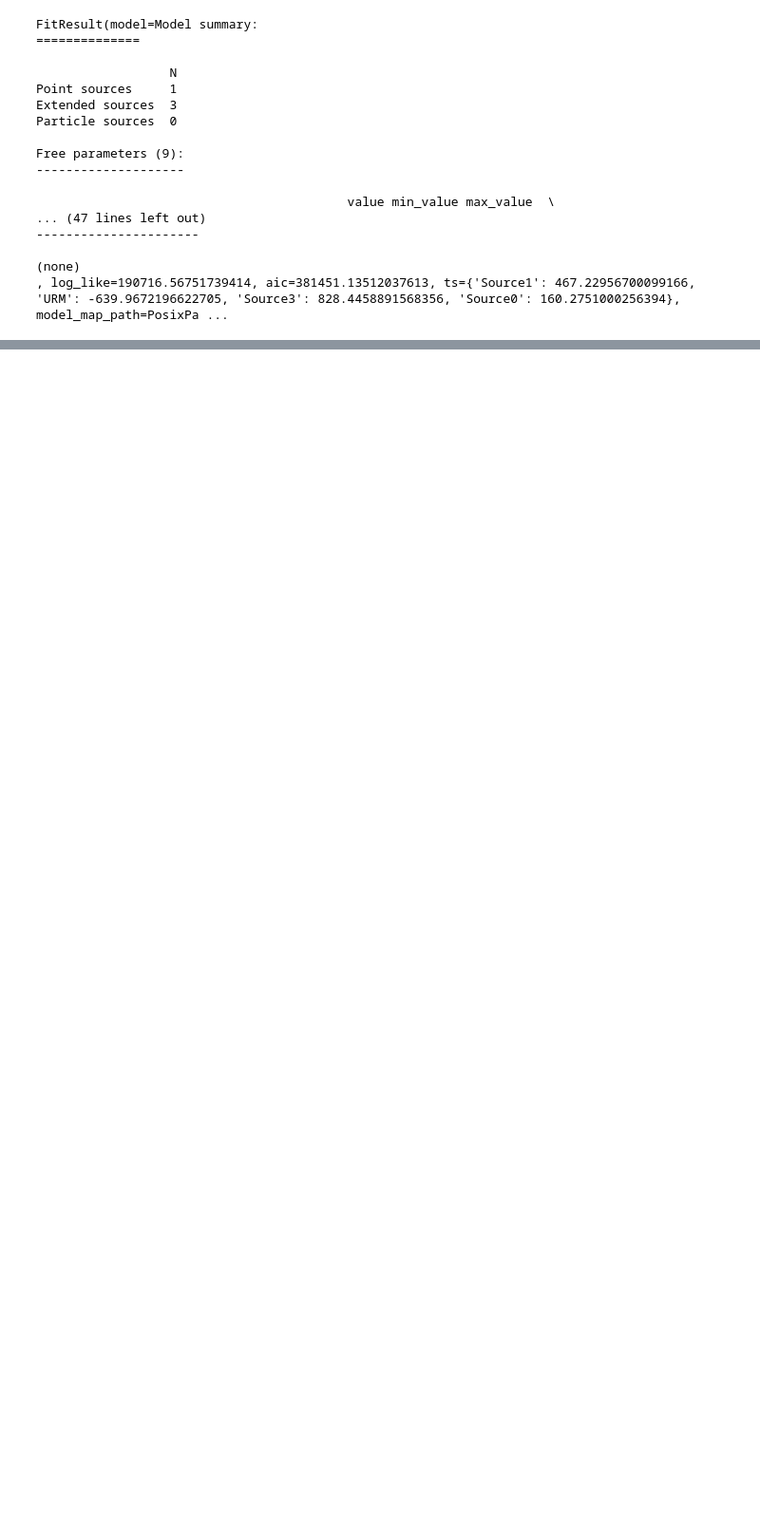
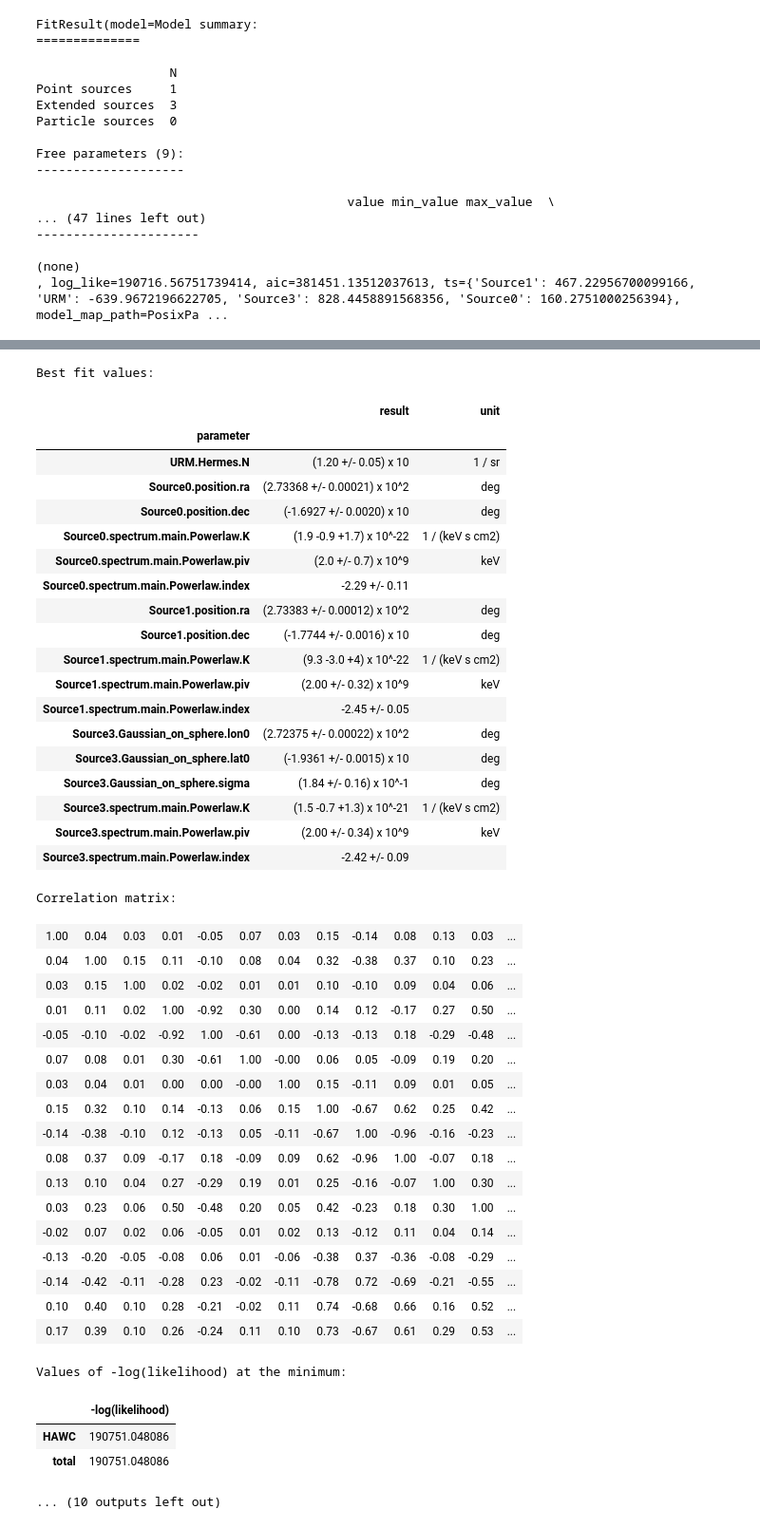
Before and after one commit to rishibbdb/HAWC-ImageProcessing-Analysis-Workflow, a Jupyter notebook: hawc_analysis/remake.ipynb, the cells around one changed output, grey strips where cells are left out. Shown at 95% size. Saved outputs shown, nothing was run; the diff lists cells and outputs as text; code cells hidden in the pictures; blank space fills up the shorter version.

```diff
--- a/hawc_analysis/remake.ipynb
+++ b/hawc_analysis/remake.ipynb
@@ -650,5 +747,9 @@ importlib.reload(model_generator)
 logger.info('Starting extension fit')
 
 
-if config.get('fitting.run_spectrum_test', True):
-    result_ext = source_fitter.run_spectrum_test(result_ext, config, logger, directory_manager)
+# if config.get('fitting.run_spectrum_test', True):
+#     result_ext = source_fitter.run_spectrum_test(result_ext, config, logger, directory_manager)
+
+if config.get('fitting.run_final_refit', True):
+    result = source_fitter.run_final_refit(result, config, logger, directory_manager)
+# %% [output]
@@ -654,0 +791,43 @@ if config.get('fitting.run_spectrum_test', True):
+Best fit values:
+|  | result | unit |
+| parameter |  |  |
+| URM.Hermes.N | (1.20 +/- 0.05) x 10 | 1 / sr |
+| Source0.position.ra | (2.73368 +/- 0.00021) x 10^2 | deg |
+| Source0.position.dec | (-1.6927 +/- 0.0020) x 10 | deg |
+| Source0.spectrum.main.Powerlaw.K | (1.9 -0.9 +1.7) x 10^-22 | 1 / (keV s cm2) |
+| Source0.spectrum.main.Powerlaw.piv | (2.0 +/- 0.7) x 10^9 | keV |
+| Source0.spectrum.main.Powerlaw.index | -2.29 +/- 0.11 |  |
+| Source1.position.ra | (2.73383 +/- 0.00012) x 10^2 | deg |
+| Source1.position.dec | (-1.7744 +/- 0.0016) x 10 | deg |
+| Source1.spectrum.main.Powerlaw.K | (9.3 -3.0 +4) x 10^-22 | 1 / (keV s cm2) |
+| Source1.spectrum.main.Powerlaw.piv | (2.00 +/- 0.32) x 10^9 | keV |
+| Source1.spectrum.main.Powerlaw.index | -2.45 +/- 0.05 |  |
+| Source3.Gaussian_on_sphere.lon0 | (2.72375 +/- 0.00022) x 10^2 | deg |
+| Source3.Gaussian_on_sphere.lat0 | (-1.9361 +/- 0.0015) x 10 | deg |
+| Source3.Gaussian_on_sphere.sigma | (1.84 +/- 0.16) x 10^-1 | deg |
+| Source3.spectrum.main.Powerlaw.K | (1.5 -0.7 +1.3) x 10^-21 | 1 / (keV s cm2) |
+| Source3.spectrum.main.Powerlaw.piv | (2.00 +/- 0.34) x 10^9 | keV |
+| Source3.spectrum.main.Powerlaw.index | -2.42 +/- 0.09 |  |
+Correlation matrix:
+| 1.00 | 0.04 | 0.03 | 0.01 | -0.05 | 0.07 | 0.03 | 0.15 | -0.14 | 0.08 | 0.13 | 0.03 | ... |
+| 0.04 | 1.00 | 0.15 | 0.11 | -0.10 | 0.08 | 0.04 | 0.32 | -0.38 | 0.37 | 0.10 | 0.23 | ... |
+| 0.03 | 0.15 | 1.00 | 0.02 | -0.02 | 0.01 | 0.01 | 0.10 | -0.10 | 0.09 | 0.04 | 0.06 | ... |
+| 0.01 | 0.11 | 0.02 | 1.00 | -0.92 | 0.30 | 0.00 | 0.14 | 0.12 | -0.17 | 0.27 | 0.50 | ... |
+| -0.05 | -0.10 | -0.02 | -0.92 | 1.00 | -0.61 | 0.00 | -0.13 | -0.13 | 0.18 | -0.29 | -0.48 | ... |
+| 0.07 | 0.08 | 0.01 | 0.30 | -0.61 | 1.00 | -0.00 | 0.06 | 0.05 | -0.09 | 0.19 | 0.20 | ... |
+| 0.03 | 0.04 | 0.01 | 0.00 | 0.00 | -0.00 | 1.00 | 0.15 | -0.11 | 0.09 | 0.01 | 0.05 | ... |
+| 0.15 | 0.32 | 0.10 | 0.14 | -0.13 | 0.06 | 0.15 | 1.00 | -0.67 | 0.62 | 0.25 | 0.42 | ... |
+| -0.14 | -0.38 | -0.10 | 0.12 | -0.13 | 0.05 | -0.11 | -0.67 | 1.00 | -0.96 | -0.16 | -0.23 | ... |
+| 0.08 | 0.37 | 0.09 | -0.17 | 0.18 | -0.09 | 0.09 | 0.62 | -0.96 | 1.00 | -0.07 | 0.18 | ... |
+| 0.13 | 0.10 | 0.04 | 0.27 | -0.29 | 0.19 | 0.01 | 0.25 | -0.16 | -0.07 | 1.00 | 0.30 | ... |
+| 0.03 | 0.23 | 0.06 | 0.50 | -0.48 | 0.20 | 0.05 | 0.42 | -0.23 | 0.18 | 0.30 | 1.00 | ... |
+| -0.02 | 0.07 | 0.02 | 0.06 | -0.05 | 0.01 | 0.02 | 0.13 | -0.12 | 0.11 | 0.04 | 0.14 | ... |
+| -0.13 | -0.20 | -0.05 | -0.08 | 0.06 | 0.01 | -0.06 | -0.38 | 0.37 | -0.36 | -0.08 | -0.29 | ... |
+| -0.14 | -0.42 | -0.11 | -0.28 | 0.23 | -0.02 | -0.11 | -0.78 | 0.72 | -0.69 | -0.21 | -0.55 | ... |
+| 0.10 | 0.40 | 0.10 | 0.28 | -0.21 | -0.02 | 0.11 | 0.74 | -0.68 | 0.66 | 0.16 | 0.52 | ... |
+| 0.17 | 0.39 | 0.10 | 0.26 | -0.24 | 0.11 | 0.10 | 0.73 | -0.67 | 0.61 | 0.29 | 0.53 | ... |
+Values of -log(likelihood) at the minimum:
+|  | -log(likelihood) |
+| HAWC | 190751.048086 |
+| total | 190751.048086 |
+... (10 outputs left out)
```
Also changed, not shown: parts of 8 cells of this notebook, 30 other files.
